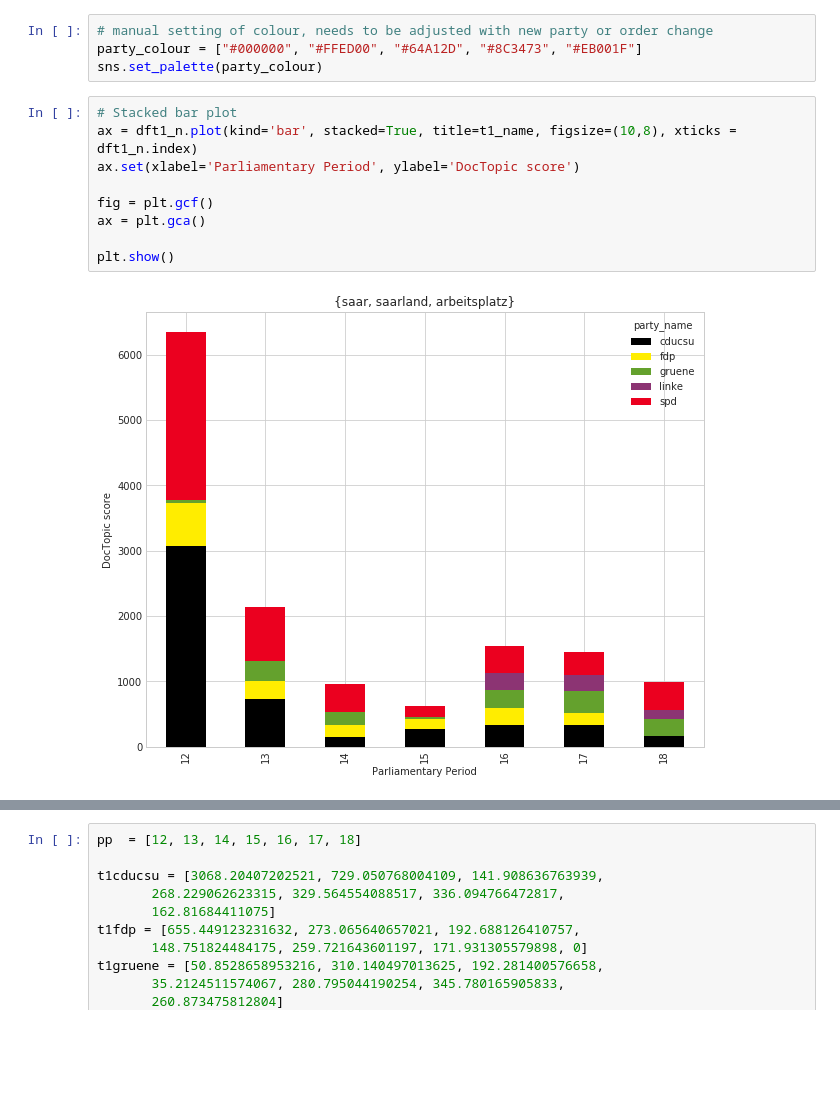
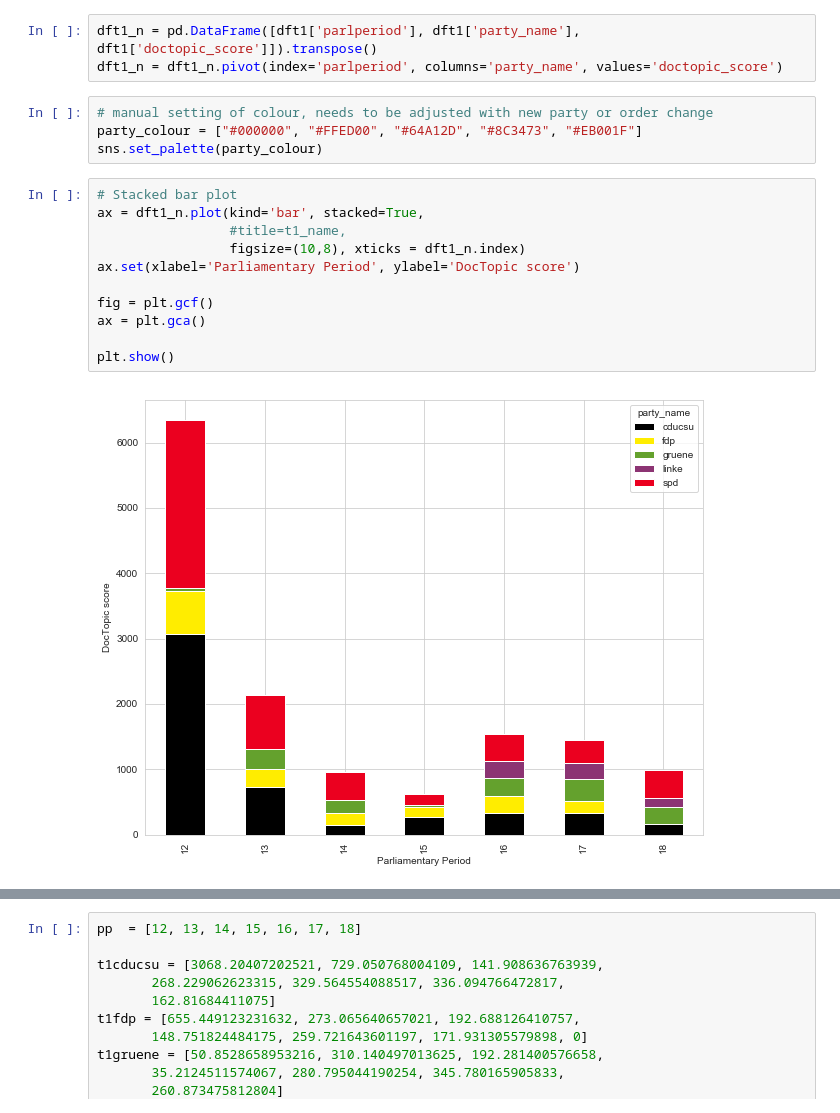
Before and after one commit to mcc-apsis/coal-discourse, a Jupyter notebook: topic_time_party_visualisation.ipynb, the cells around one changed output, grey strips where cells are left out. Drawn from its saved outputs; the diff is of its cells as text; blank space fills up the shorter version.

```diff
--- a/topic_time_party_visualisation.ipynb
+++ b/topic_time_party_visualisation.ipynb
@@ -200,18 +214,23 @@ dft1 = pd.DataFrame.from_dict(list(t1_party_totals))
 dft1.columns = ['parlperiod', 'party_colour', 'party_id', 'party_name', 'doctopic_proportion', 'doctopic_score', 'total_doctopic_score']
 dft1_n = pd.DataFrame([dft1['parlperiod'], dft1['party_name'], dft1['doctopic_score']]).transpose()
 dft1_n = dft1_n.pivot(index='parlperiod', columns='party_name', values='doctopic_score')
+# %%
+dft1_n = pd.DataFrame([dft1['parlperiod'], dft1['party_name'], dft1['doctopic_score']]).transpose()
+dft1_n = dft1_n.pivot(index='parlperiod', columns='party_name', values='doctopic_score')
 # %%
 # manual setting of colour, needs to be adjusted with new party or order change
 party_colour = ["#000000", "#FFED00", "#64A12D", "#8C3473", "#EB001F"]
 sns.set_palette(party_colour)
 # %%
 # Stacked bar plot
-ax = dft1_n.plot(kind='bar', stacked=True, title=t1_name, figsize=(10,8), xticks = dft1_n.index)
+ax = dft1_n.plot(kind='bar', stacked=True,
+                 #title=t1_name,
+                 figsize=(10,8), xticks = dft1_n.index)
 ax.set(xlabel='Parliamentary Period', ylabel='DocTopic score')
 
 fig = plt.gcf()
 ax = plt.gca()
 
 plt.show()
 # %% [output]
-[figure, old version]
+[figure, new version]
```
Also changed, not shown: parts of 8 cells of this notebook.
